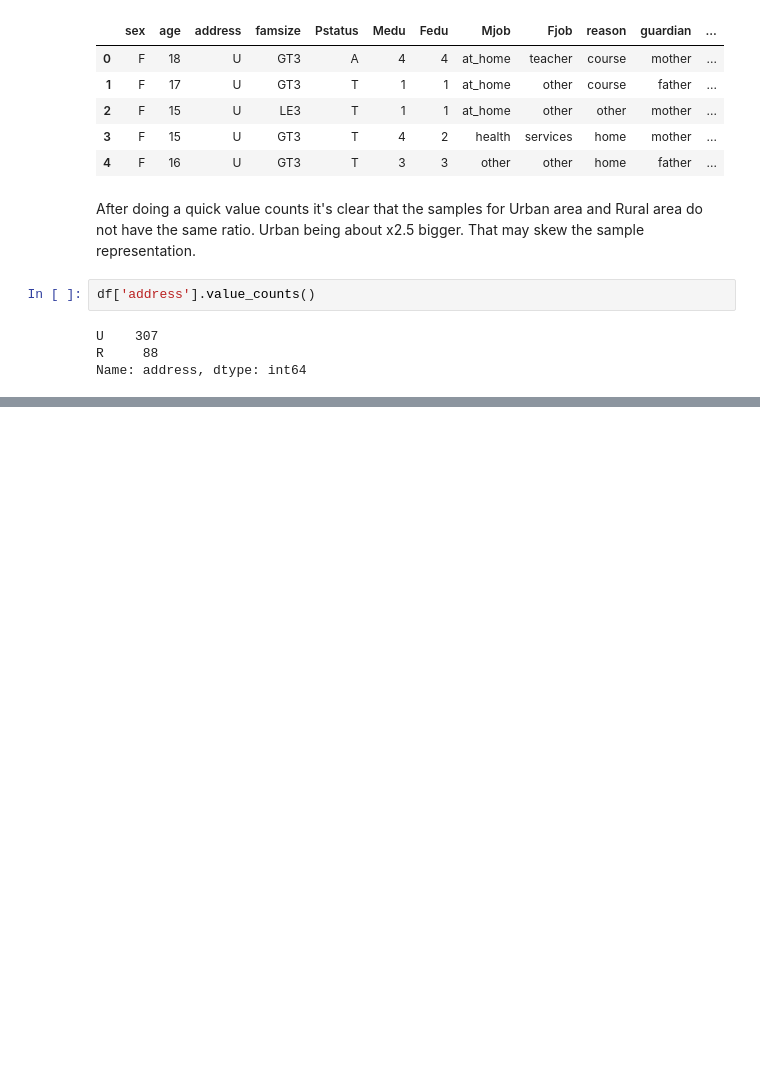
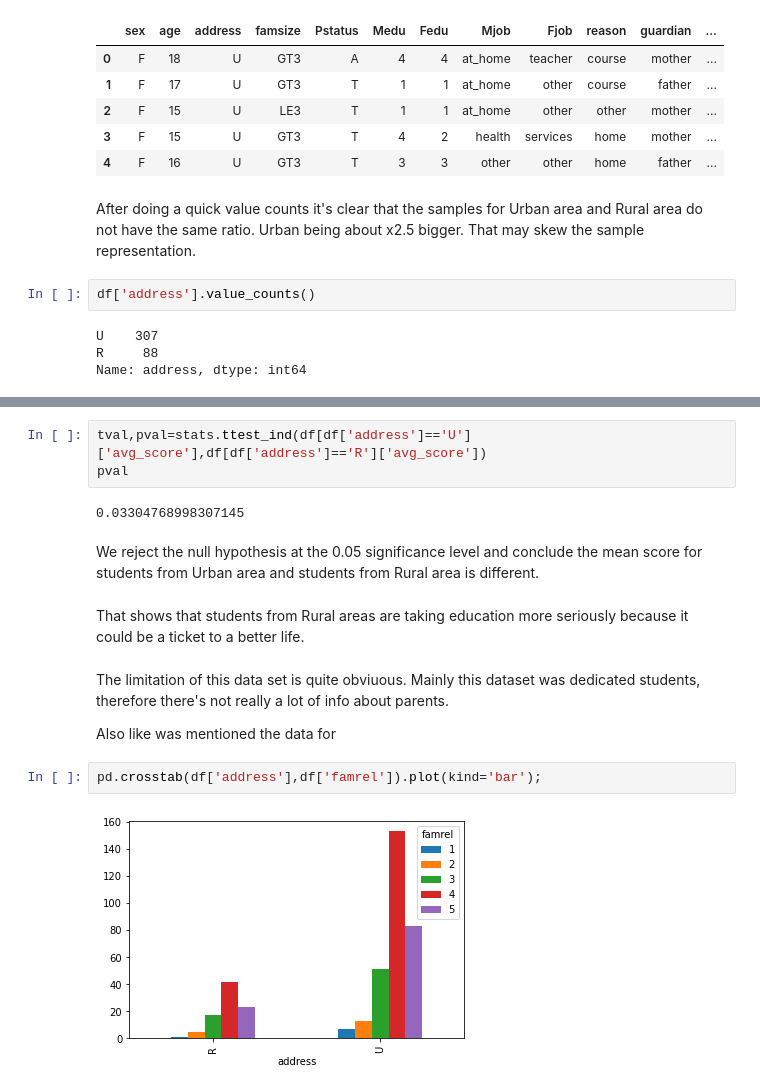
Before and after one commit to ev-horrosh/better-data-blog, a Jupyter notebook: _notebooks/2021-09-20-Urban-And-Rural-Student-Performance.ipynb, the cells around one changed output, grey strips where cells are left out. Saved outputs shown, nothing was run; the diff lists cells and outputs as text; blank space fills up the shorter version.

```diff
--- a/_notebooks/2021-09-20-Urban-And-Rural-Student-Performance.ipynb
+++ b/_notebooks/2021-09-20-Urban-And-Rural-Student-Performance.ipynb
@@ -210,0 +213,18 @@ dtype: float64
+# %%
+tval,pval=stats.ttest_ind(df[df['address']=='U']['avg_score'],df[df['address']=='R']['avg_score'])
+pval
+# %% [output]
+0.03304768998307145
+# %% [markdown]
+We reject the null hypothesis at the 0.05 significance level and conclude the mean score for students from Urban area and students from Rural area is different.
+# %% [markdown]
+That shows that students from Rural areas are taking education more seriously because it could be a ticket to a better life.
+# %% [markdown]
+The limitation of this data set is quite obviuous.
+Mainly this dataset was dedicated students, therefore there's not really a lot of info about parents.
+
+Also like was mentioned the data for
+# %%
+pd.crosstab(df['address'],df['famrel']).plot(kind='bar');
+# %% [output]
+[figure, added]
```
Also changed, not shown: parts of 28 cells of this notebook.
